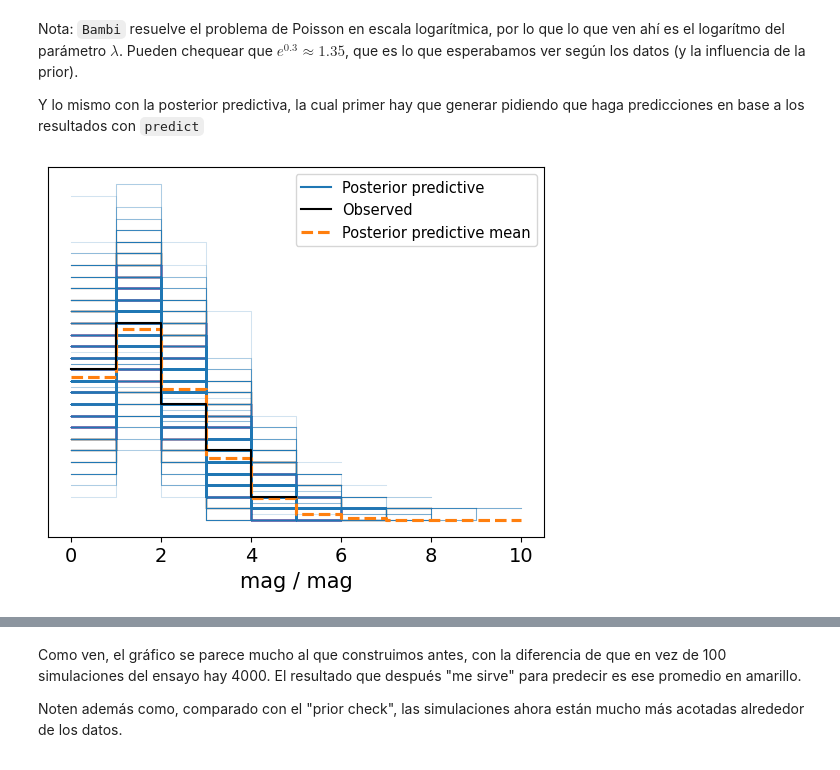
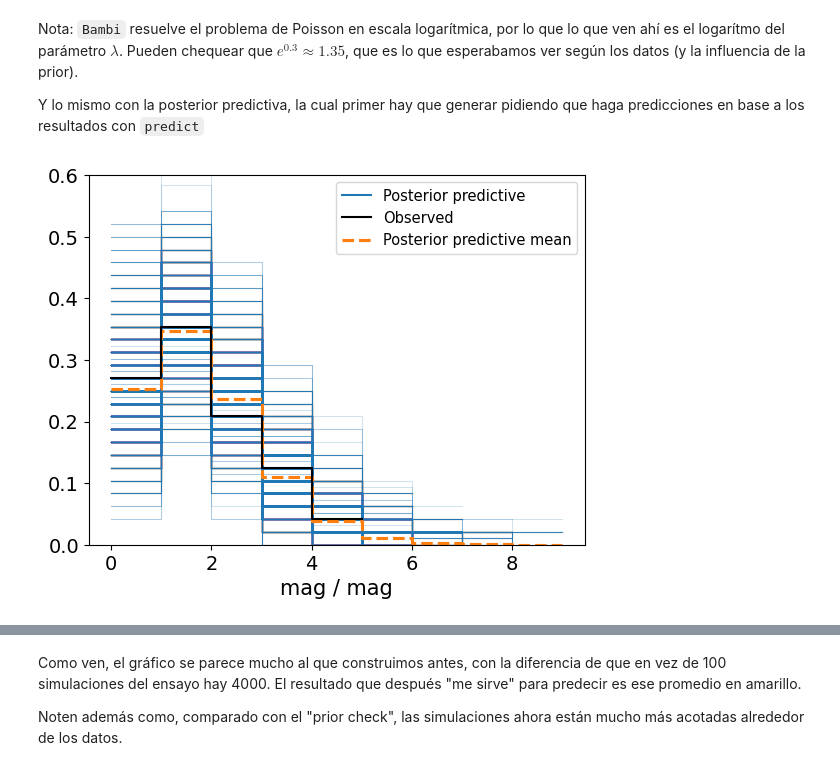
Before and after one commit to mbalbi/ciencia_de_datos, a Jupyter notebook: tps/1c2024/Practica_7_completa.ipynb, the cells around one changed output, grey strips where cells are left out. Saved outputs shown, nothing was run; the diff lists cells and outputs as text; code cells hidden in the pictures.

```diff
--- a/tps/1c2024/Practica_7_completa.ipynb
+++ b/tps/1c2024/Practica_7_completa.ipynb
@@ -1034,9 +1067,11 @@ Y lo mismo con la posterior predictiva, la cual primer hay que generar pidiendo
 # %%
 # Hacer predicciones con mi modelo
 model_poisson.predict(results_poisson,kind='pps')
 
 # Visualizar predicciones
 az.plot_ppc(results_poisson)
+plt.yticks(np.array(range(10))/10)
+plt.ylim([0,0.6])
 plt.show()
 # %% [output]
-[figure, old version]
+[figure, new version]
```
Also changed, not shown: parts of 28 cells of this notebook.
